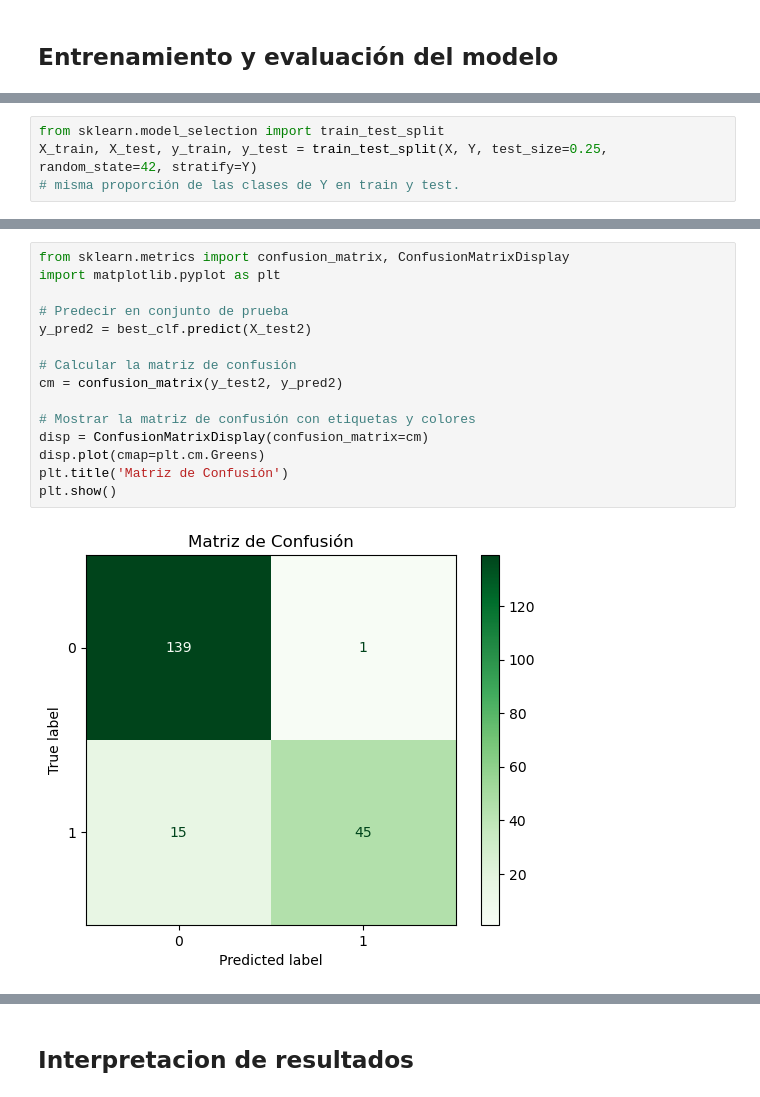
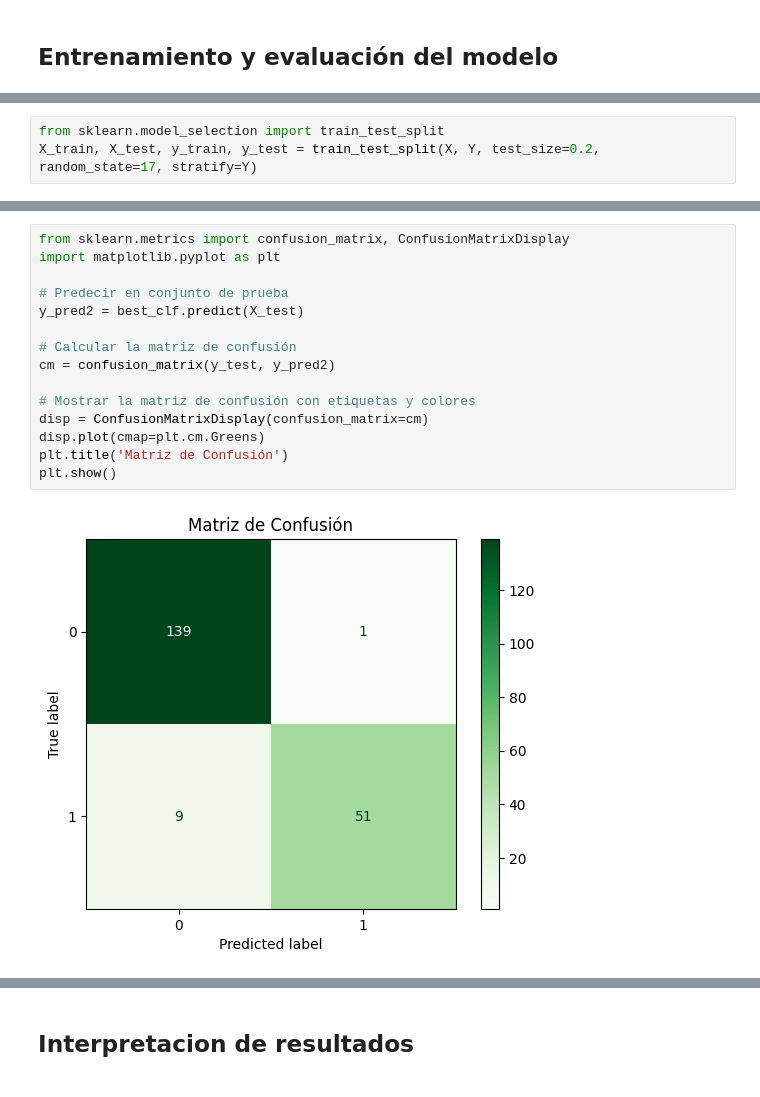
Before and after one commit to ezemartlopez/TP-Integrador-Equidad-en-Aprendizaje-Autom-tico, a Jupyter notebook: 02_Creacion_modelo_inicial.ipynb, the cells around one changed output, grey strips where cells are left out. Cells and saved outputs as stored; diff of their text form.

```diff
--- a/02_Creacion_modelo_inicial.ipynb
+++ b/02_Creacion_modelo_inicial.ipynb
@@ -178,7 +175,6 @@ Para utilizar Random Forest, es necesario transformar las columnas categóricas.
 # %%
 from sklearn.model_selection import train_test_split
-X_train, X_test, y_train, y_test = train_test_split(X, Y, test_size=0.25, random_state=42, stratify=Y)
-# misma proporción de las clases de Y en train y test.
+X_train, X_test, y_train, y_test = train_test_split(X, Y, test_size=0.2, random_state=17, stratify=Y)
 # %%
 from sklearn.ensemble import RandomForestClassifier
 from sklearn.model_selection import GridSearchCV
@@ -356,17 +331,17 @@ display(coeficientes_df)
 # %%
 from sklearn.metrics import confusion_matrix, ConfusionMatrixDisplay
 import matplotlib.pyplot as plt
 
 # Predecir en conjunto de prueba
-y_pred2 = best_clf.predict(X_test2)
+y_pred2 = best_clf.predict(X_test)
 
 # Calcular la matriz de confusión
-cm = confusion_matrix(y_test2, y_pred2)
+cm = confusion_matrix(y_test, y_pred2)
 
 # Mostrar la matriz de confusión con etiquetas y colores
 disp = ConfusionMatrixDisplay(confusion_matrix=cm)
 disp.plot(cmap=plt.cm.Greens)
 plt.title('Matriz de Confusión')
 plt.show()
 # %% [output]
-[figure, old version]
+[figure, new version]
```
Also changed, not shown: parts of 18 cells of this notebook.
